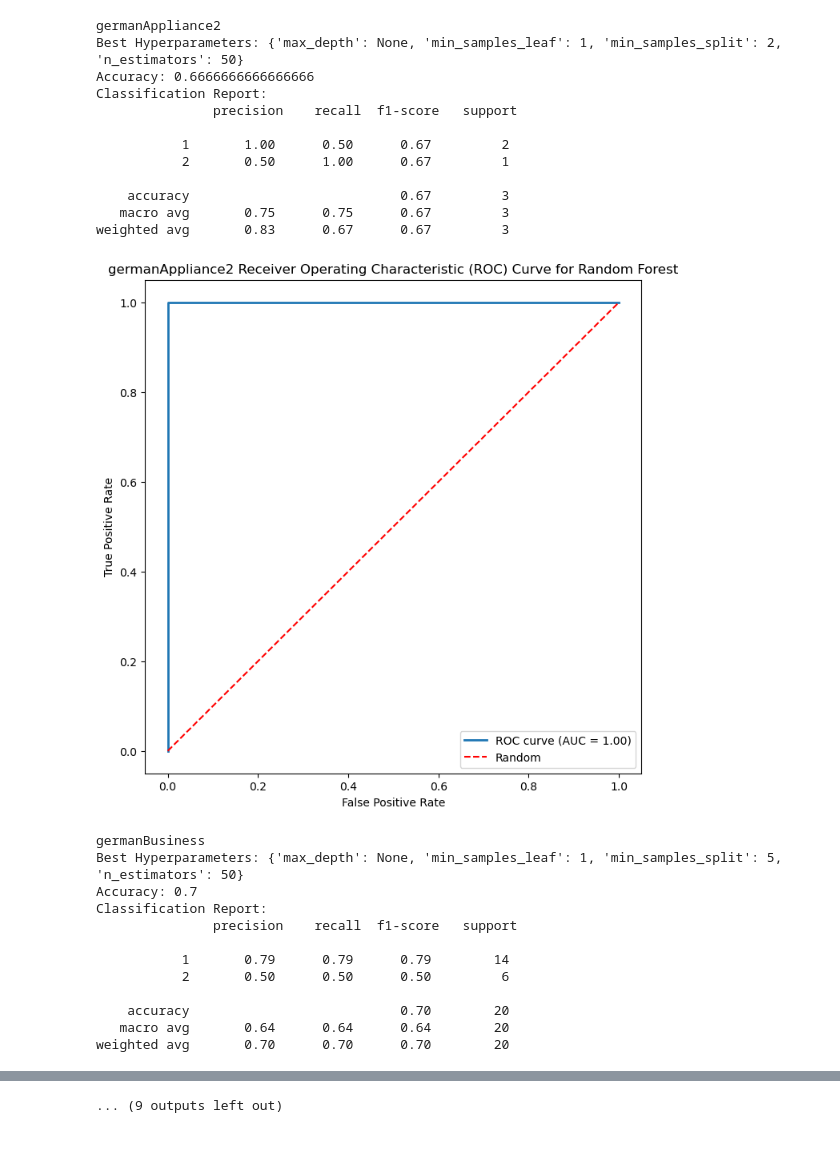
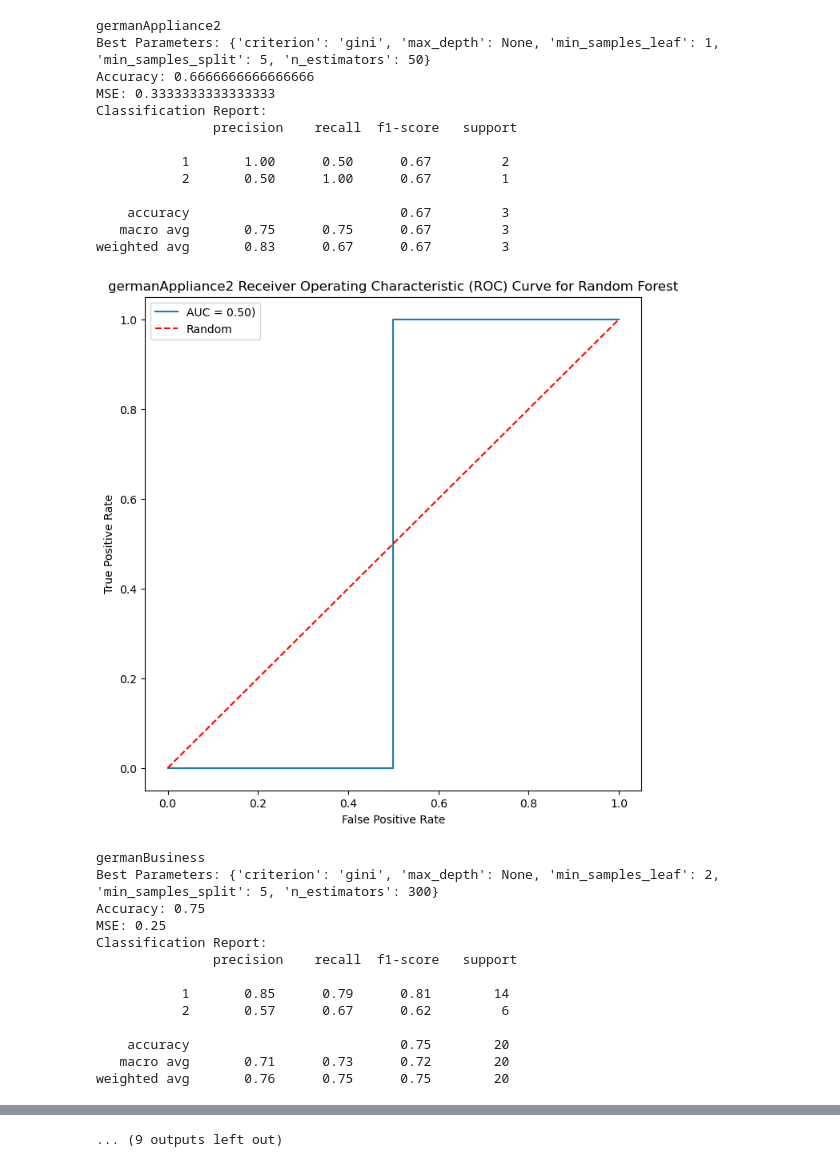
Before and after one commit to siusing-li/171_final, a Jupyter notebook: src/germanRandomForest.ipynb, the cells around one changed output, grey strips where cells are left out. Cells and saved outputs as stored; diff of their text form; code cells hidden in the pictures.

```diff
--- a/src/germanRandomForest.ipynb
+++ b/src/germanRandomForest.ipynb
@@ -13,6 +10,4 @@ import nbformat
 # %%
-
-
 file_list = ['germanAppliance2.csv', 'germanBusiness.csv', 'germanCarNew.csv', 'germanCarUsed.csv',
             'germanEducation2.csv', 'germanFurniture.csv', 'germanOther.csv',
             'germanRadio_TV.csv', 'germanRepairs.csv', 'germanRetraining2.csv']
@@ -32,86 +27,89 @@ for name, df in dataframes.items():
     X_train, y_train = train.drop(columns=['Class']) ,train['Class']
     X_test, y_test = test.drop(columns=['Class']), test['Class']
 
-
-    # Create a Random Forest Classifier
-    rf_classifier = RandomForestClassifier(random_state=42)
+    # Feature scaling
+    sc = StandardScaler()
+    X_train = sc.fit_transform(X_train)
+    X_test= sc.transform(X_test)
 
     # Define the hyperparameters and values to tune
     param_grid = {
-        'n_estimators': [50, 100, 150],
-        'max_depth': [None, 10, 20],
+        'n_estimators': [50, 100, 150, 300],
+        'max_depth': [None],
         'min_samples_split': [2, 5, 10],
-        'min_samples_leaf': [1, 2, 4]
+        'min_samples_leaf': [1, 2, 3],
+        'criterion': ['gini']
     }
 
+    # Initialize the Random Forest model
+    rf_cls = RandomForestClassifier(random_state=24)
+
     # Perform Grid Search Cross-Validation
-    grid_search = GridSearchCV(estimator=rf_classifier, param_grid=param_grid, scoring='accuracy', cv=3)
+    grid_search = GridSearchCV(estimator=rf_cls, param_grid=param_grid, scoring='accuracy', cv=3)
     grid_search.fit(X_train, y_train)
 
     # Get the best parameters
     best_params = grid_search.best_params_
-    # Print the best hyperparameters
-    print("Best Hyperparameters:", best_params)
+    print("Best Parameters:", best_params)
 
     # Fit the classifier with the best parameters
     # Get the best model from the grid search
-    best_rf_classifier = grid_search.best_estimator_
-    #best_rf_classifier = RandomForestClassifier(**best_params, random_state=42)
-    best_rf_classifier.fit(X_train, y_train)
-
+    best_rf_cls = grid_search.best_estimator_
 
     # Make predictions on the test set using the best model
-    y_pred = best_rf_classifier.predict(X_test)
+    y_pred = best_rf_cls.predict(X_test)
 
     # Evaluate the model
     accuracy = accuracy_score(y_test, y_pred)
+    mse = mean_squared_error(y_test, y_pred)
     report = classification_report(y_test, y_pred)
 
     print("Accuracy:", accuracy)
+    print("MSE:", mse)
     print("Classification Report:\n", report)
 
 
     # Predict probabilities on the test set
-    y_prob = best_rf_classifier.predict_proba(X_test)[:, 1]
+    y_prob = best_rf_cls.predict_proba(X_test)[:, 1]
 
     # Compute ROC curve and AUC
     fpr, tpr, thresholds = roc_curve(y_test, y_prob, pos_label=1)
     roc_auc =  auc(tpr, fpr)
 
     # Plot ROC curve
     plt.figure(figsize=(8, 8))
-    plt.plot(tpr, fpr, lw=2, label=f'ROC curve (AUC = {roc_auc:.2f})')
+    plt.plot(tpr, fpr, label=f'AUC = {roc_auc:.2f})')
     plt.plot([0, 1], [0, 1], linestyle='--', color='red', label='Random')
     plt.xlabel('False Positive Rate')
     plt.ylabel('True Positive Rate')
     plt.title(f'{name} Receiver Operating Characteristic (ROC) Curve for Random Forest')
     plt.legend()
     plt.show()
-
-    #plt.plot(tpr_svm, fpr_svm, label=f'AUC = {roc_auc_score(y_test, y_probs_svm):.2f}')
 # %% [output]
 germanAppliance2
-Best Hyperparameters: {'max_depth': None, 'min_samples_leaf': 1, 'min_samples_split': 2, 'n_estimators': 50}
+Best Parameters: {'criterion': 'gini', 'max_depth': None, 'min_samples_leaf': 1, 'min_samples_split': 5, 'n_estimators': 50}
 Accuracy: 0.6666666666666666
+MSE: 0.3333333333333333
 Classification Report:
                precision    recall  f1-score   support
 
            1       1.00      0.50      0.67         2
            2       0.50      1.00      0.67         1
 
     accuracy                           0.67         3
    macro avg       0.75      0.75      0.67         3
 weighted avg       0.83      0.67      0.67         3
-[figure, old version]
+[figure, new version]
 germanBusiness
-Best Hyperparameters: {'max_depth': None, 'min_samples_leaf': 1, 'min_samples_split': 5, 'n_estimators': 50}
-Accuracy: 0.7
+Best Parameters: {'criterion': 'gini', 'max_depth': None, 'min_samples_leaf': 2, 'min_samples_split': 5, 'n_estimators': 300}
+Accuracy: 0.75
+MSE: 0.25
 Classification Report:
                precision    recall  f1-score   support
 
-           1       0.79      0.79      0.79        14
-           2       0.50      0.50      0.50         6
+           1       0.85      0.79      0.81        14
+           2       0.57      0.67      0.62         6
 
-    accuracy                           0.70        20
-   macro avg       0.64      0.64      0.64        20
-weighted avg       0.70      0.70      0.70        20
+    accuracy                           0.75        20
+   macro avg       0.71      0.73      0.72        20
+weighted avg       0.76      0.75      0.75        20
```
Also changed, not shown: parts of 2 cells of this notebook, 42 other files.
